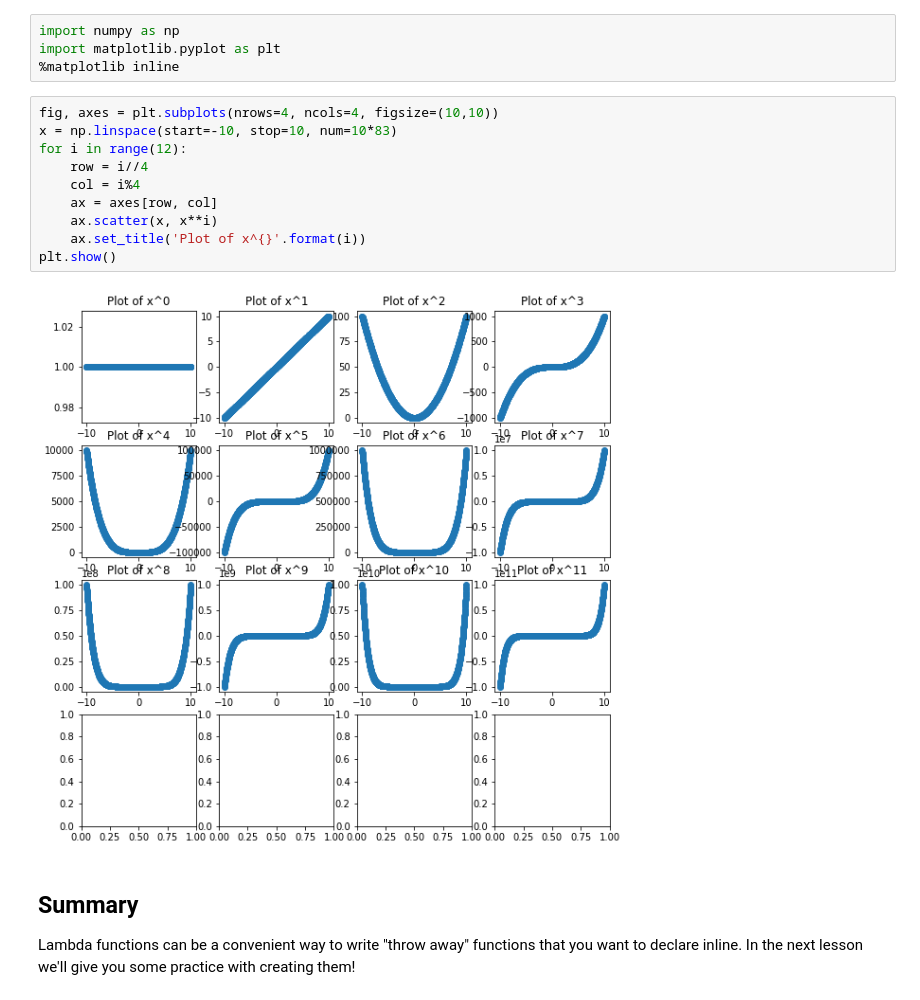
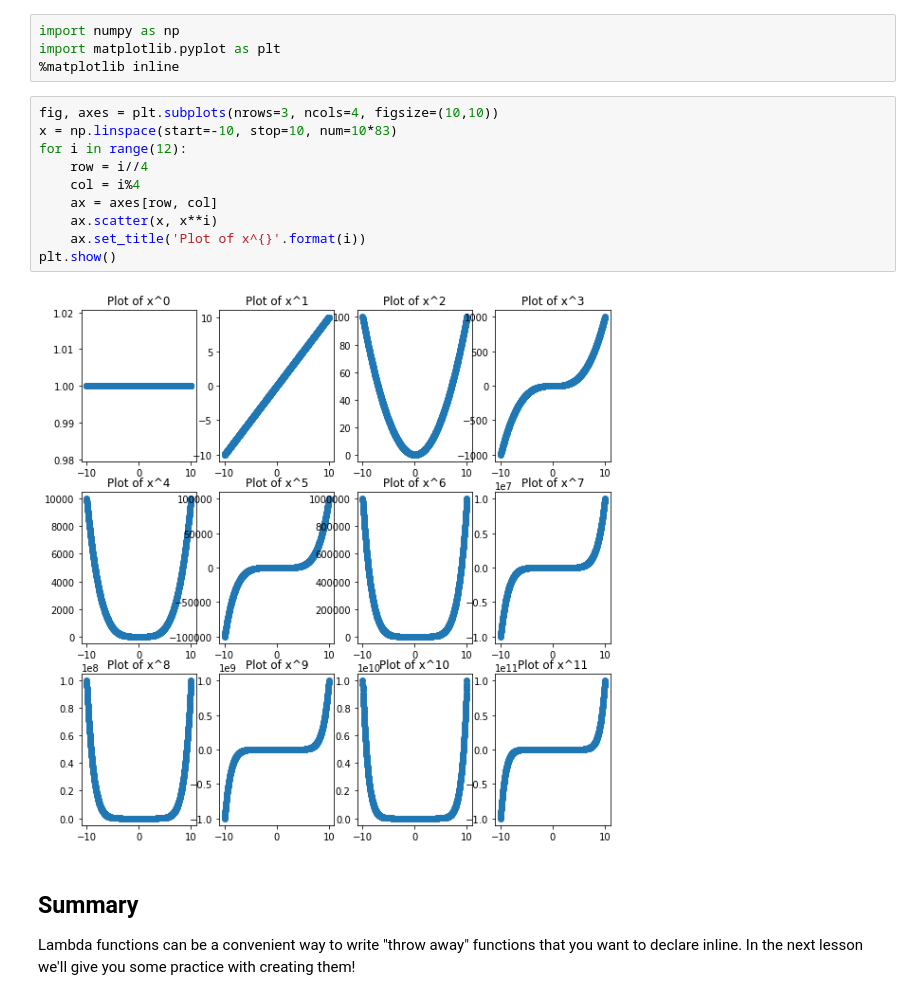
Before and after one commit to AlecMorgan/dsc-1-04-03-lambda-functions-seattle-ds-career-040119, a Jupyter notebook: index.ipynb, the cells around one changed output. Cells and saved outputs as stored; diff of their text form.

```diff
--- a/index.ipynb
+++ b/index.ipynb
@@ -258,17 +258,17 @@ import numpy as np
 import matplotlib.pyplot as plt
 %matplotlib inline
 # %%
-fig, axes = plt.subplots(nrows=4, ncols=4, figsize=(10,10))
+fig, axes = plt.subplots(nrows=3, ncols=4, figsize=(10,10))
 x = np.linspace(start=-10, stop=10, num=10*83)
 for i in range(12):
     row = i//4
     col = i%4
     ax = axes[row, col]
     ax.scatter(x, x**i)
     ax.set_title('Plot of x^{}'.format(i))
 plt.show()
 # %% [output]
-[figure, old version]
+[figure, new version]
 # %% [markdown]
 ## Summary
 
```
